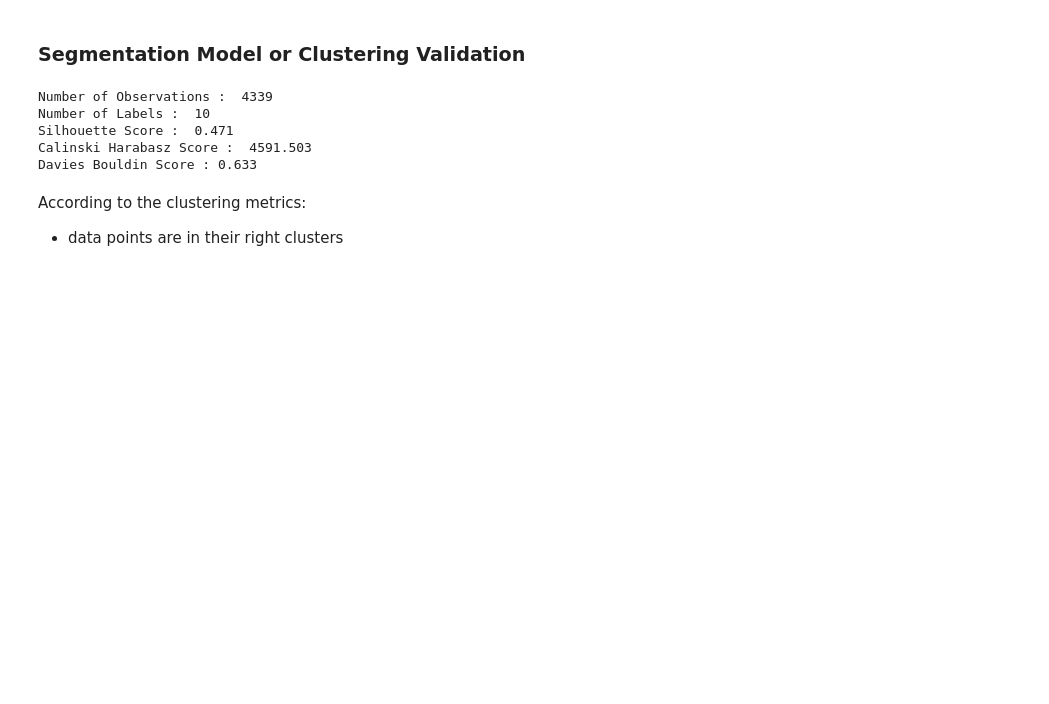
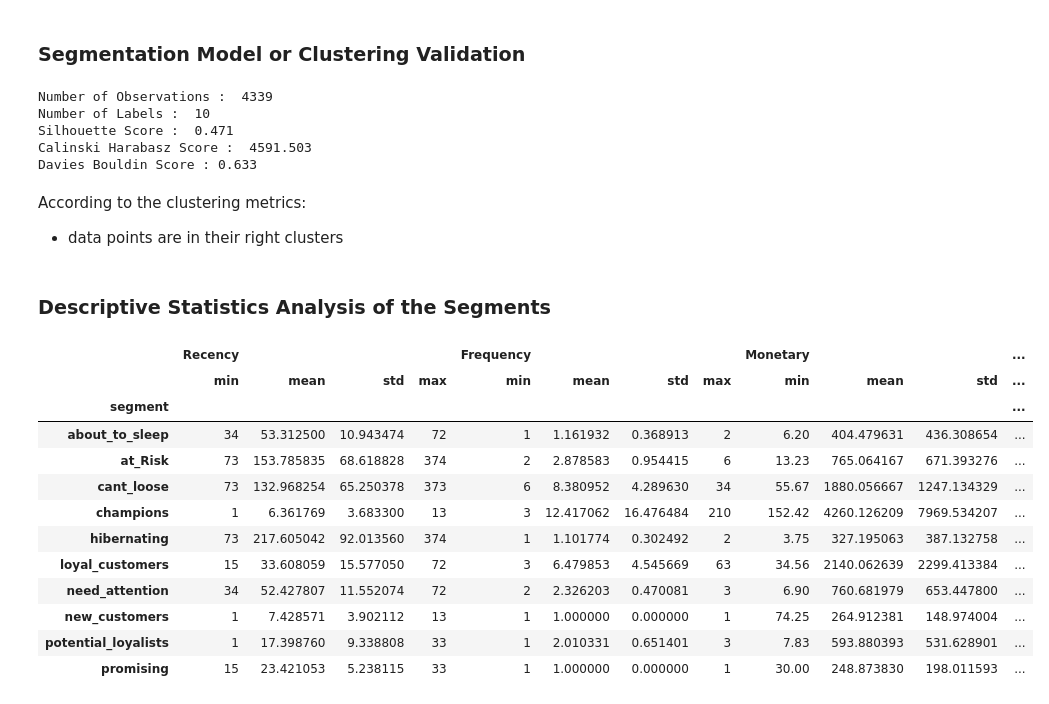
Before and after one commit to Ashar88/CRMAnalytics, a Jupyter notebook: CRM_Analytics.ipynb, the cells around one changed output. Cells and saved outputs as stored; diff of their text form; code cells hidden in the pictures; blank space fills up the shorter version.

Commit message:
Performed descriptive stats analysis of segment

```diff
--- a/CRM_Analytics.ipynb
+++ b/CRM_Analytics.ipynb
@@ -330,3 +330,21 @@ Davies Bouldin Score : 0.633
 # %% [markdown]
 According to the clustering metrics:
 * data points are in their right clusters
+# %% [markdown]
+### Descriptive Statistics Analysis of the Segments
+# %%
+rfm[["Recency","Frequency","Monetary","segment"]].groupby("segment").agg({'mean', 'min', 'max', 'std'})
+# %% [output]
+|  | Recency |  |  |  | Frequency |  |  |  | Monetary |  |  | ... |
+|  | min | mean | std | max | min | mean | std | max | min | mean | std | ... |
+| segment |  |  |  |  |  |  |  |  |  |  |  | ... |
+| about_to_sleep | 34 | 53.312500 | 10.943474 | 72 | 1 | 1.161932 | 0.368913 | 2 | 6.20 | 404.479631 | 436.308654 | ... |
+| at_Risk | 73 | 153.785835 | 68.618828 | 374 | 2 | 2.878583 | 0.954415 | 6 | 13.23 | 765.064167 | 671.393276 | ... |
+| cant_loose | 73 | 132.968254 | 65.250378 | 373 | 6 | 8.380952 | 4.289630 | 34 | 55.67 | 1880.056667 | 1247.134329 | ... |
+| champions | 1 | 6.361769 | 3.683300 | 13 | 3 | 12.417062 | 16.476484 | 210 | 152.42 | 4260.126209 | 7969.534207 | ... |
+| hibernating | 73 | 217.605042 | 92.013560 | 374 | 1 | 1.101774 | 0.302492 | 2 | 3.75 | 327.195063 | 387.132758 | ... |
+| loyal_customers | 15 | 33.608059 | 15.577050 | 72 | 3 | 6.479853 | 4.545669 | 63 | 34.56 | 2140.062639 | 2299.413384 | ... |
+| need_attention | 34 | 52.427807 | 11.552074 | 72 | 2 | 2.326203 | 0.470081 | 3 | 6.90 | 760.681979 | 653.447800 | ... |
+| new_customers | 1 | 7.428571 | 3.902112 | 13 | 1 | 1.000000 | 0.000000 | 1 | 74.25 | 264.912381 | 148.974004 | ... |
+| potential_loyalists | 1 | 17.398760 | 9.338808 | 33 | 1 | 2.010331 | 0.651401 | 3 | 7.83 | 593.880393 | 531.628901 | ... |
+| promising | 15 | 23.421053 | 5.238115 | 33 | 1 | 1.000000 | 0.000000 | 1 | 30.00 | 248.873830 | 198.011593 | ... |
```
